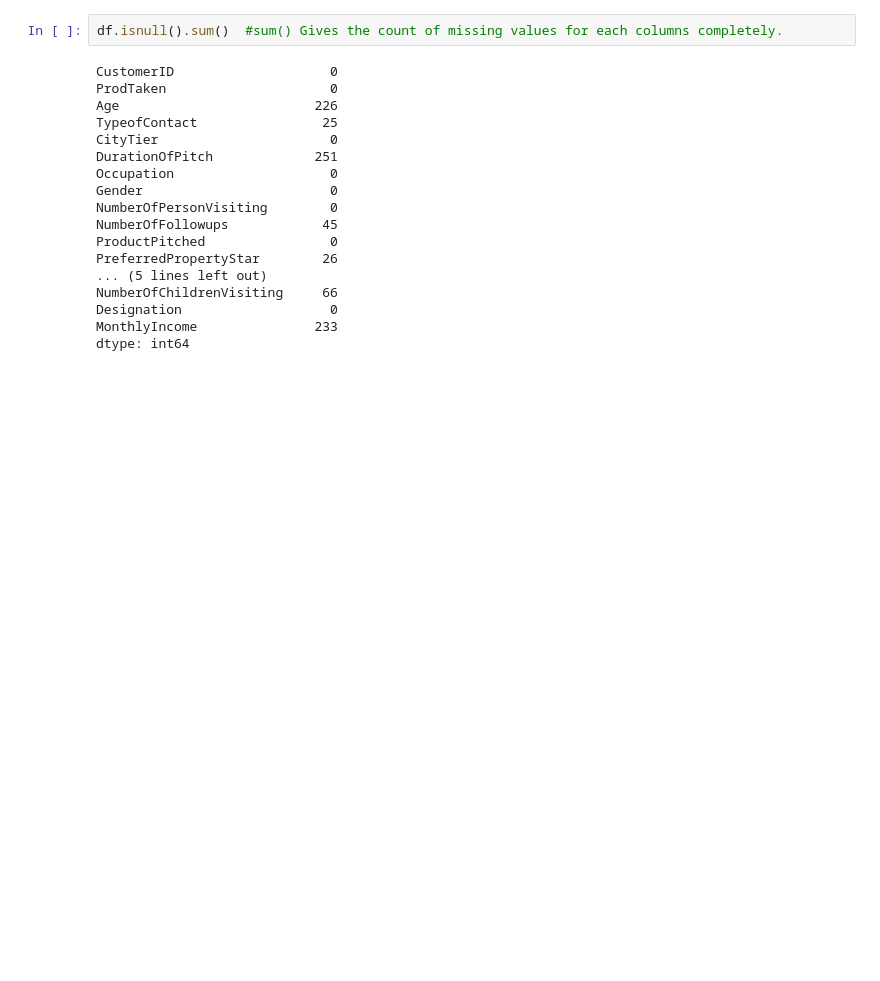
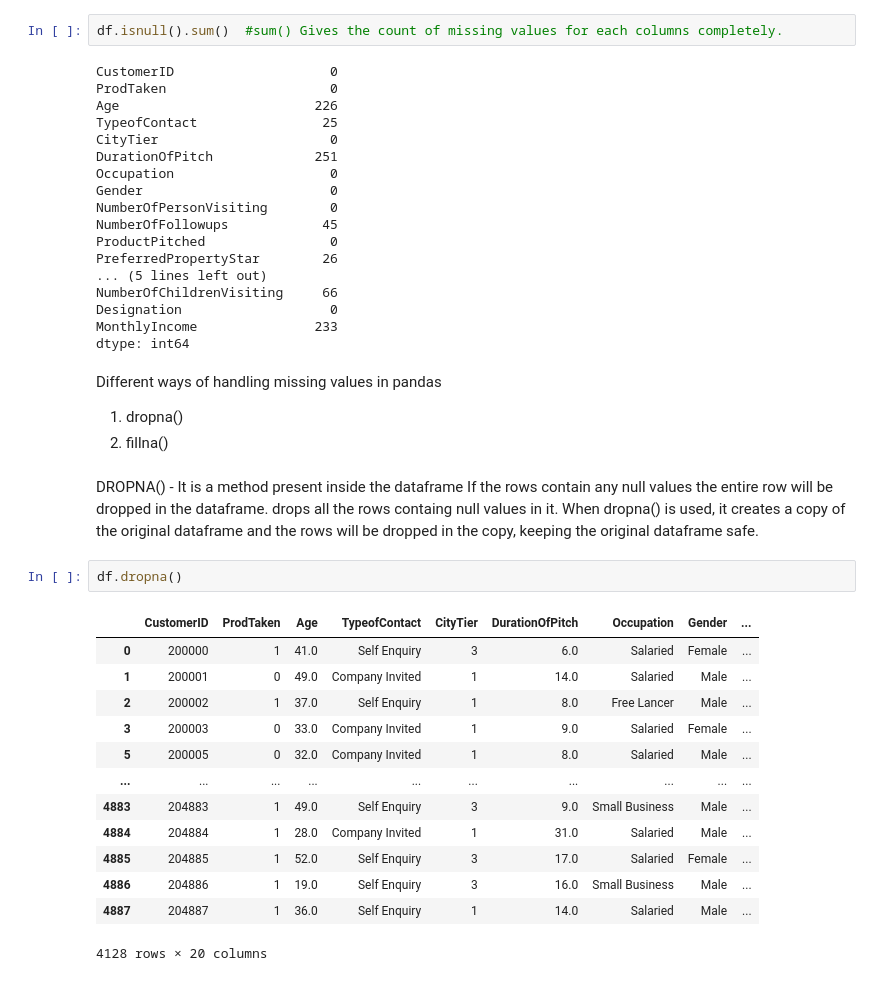
Before and after one commit to Nivetha1705/Practice-Data-Analytics, a Jupyter notebook: Python/Pandas(Travel dataset).ipynb, the cells around one changed output. Drawn from its saved outputs; the diff is of its cells as text; blank space fills up the shorter version.

Commit message:
Add Pandas Practice

```diff
--- a/Python/Pandas(Travel dataset).ipynb
+++ b/Python/Pandas(Travel dataset).ipynb
@@ -454,3 +446,28 @@ NumberOfChildrenVisiting     66
 Designation                   0
 MonthlyIncome               233
 dtype: int64
+# %% [markdown]
+Different ways of handling missing values in pandas
+1. dropna()
+2. fillna()
+# %% [markdown]
+DROPNA() - It is a method present inside the dataframe
+If the rows contain any null values the entire row will be dropped in the dataframe.
+drops all the rows containg null values in it.
+When dropna() is used, it creates a copy of the original dataframe and the rows will be dropped in the copy, keeping the original dataframe safe.
+# %%
+df.dropna()
+# %% [output]
+|  | CustomerID | ProdTaken | Age | TypeofContact | CityTier | DurationOfPitch | Occupation | Gender | ... |
+| 0 | 200000 | 1 | 41.0 | Self Enquiry | 3 | 6.0 | Salaried | Female | ... |
+| 1 | 200001 | 0 | 49.0 | Company Invited | 1 | 14.0 | Salaried | Male | ... |
+| 2 | 200002 | 1 | 37.0 | Self Enquiry | 1 | 8.0 | Free Lancer | Male | ... |
+| 3 | 200003 | 0 | 33.0 | Company Invited | 1 | 9.0 | Salaried | Female | ... |
+| 5 | 200005 | 0 | 32.0 | Company Invited | 1 | 8.0 | Salaried | Male | ... |
+| ... | ... | ... | ... | ... | ... | ... | ... | ... | ... |
+| 4883 | 204883 | 1 | 49.0 | Self Enquiry | 3 | 9.0 | Small Business | Male | ... |
+| 4884 | 204884 | 1 | 28.0 | Company Invited | 1 | 31.0 | Salaried | Male | ... |
+| 4885 | 204885 | 1 | 52.0 | Self Enquiry | 3 | 17.0 | Salaried | Female | ... |
+| 4886 | 204886 | 1 | 19.0 | Self Enquiry | 3 | 16.0 | Small Business | Male | ... |
+| 4887 | 204887 | 1 | 36.0 | Self Enquiry | 1 | 14.0 | Salaried | Male | ... |
+4128 rows × 20 columns
```
Also changed, not shown: parts of 14 cells of this notebook.
